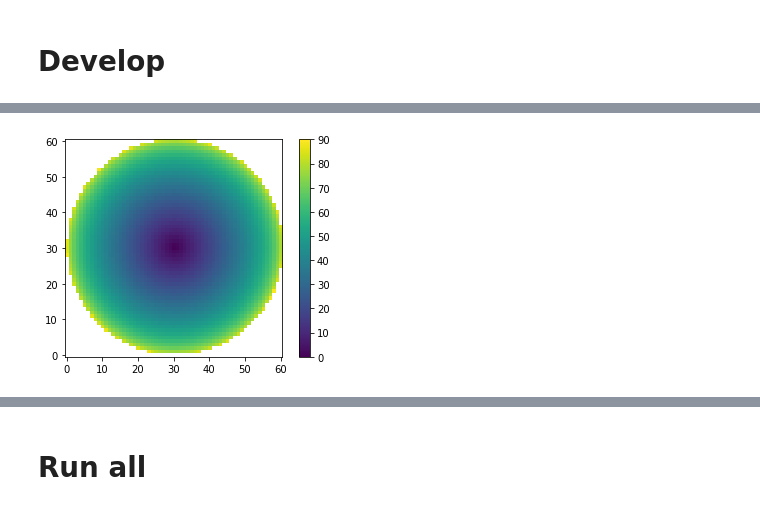
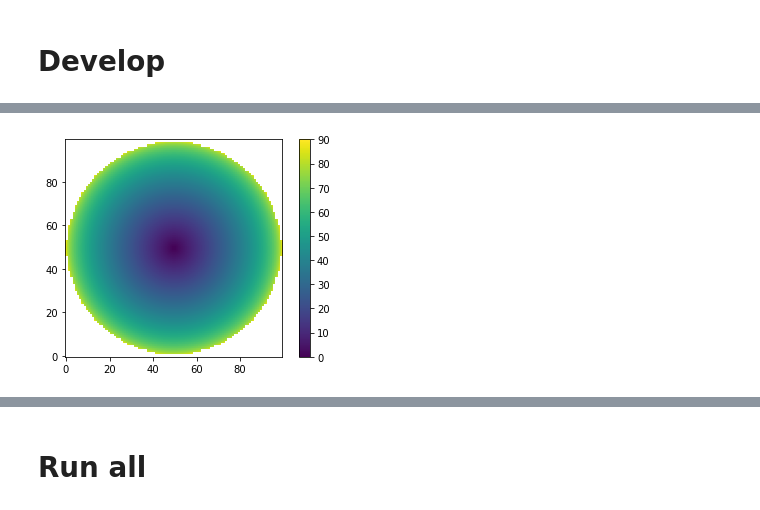
Before and after one commit to CodaP/isccp_l1g_prototype, a Jupyter notebook: notebooks/get_geometry.ipynb, the cells around one changed output, grey strips where cells are left out. Saved outputs shown, nothing was run; the diff lists cells and outputs as text; code cells hidden in the pictures.

```diff
--- a/notebooks/get_geometry.ipynb
+++ b/notebooks/get_geometry.ipynb
@@ -29,5 +29,6 @@ import warnings
 # Develop
 # %%
 f = 'l1b/g16/20200925T1800/01/OR_ABI-L1b-RadF-M6C01_G16_s20202691800201_e20202691809509_c20202691809570.nc'
+f = 'l1b/2020/202001/20200101/20200101T0000/g16/temp_11_00um/OR_ABI-L1b-RadF-M6C14_G16_s20200010000216_e20200010009524_c20200010010004.nc'
 # %%
 area = make_index.get_area([f])
@@ -84,7 +67,7 @@ sat_ang = np.rad2deg(spherical_angle_add(x, y))
 # %%
 sat_zen = sat_ang + star_zen
 # %%
-# imshow(sat_zen, origin='lower', vmin=0, vmax=90)
-# colorbar();
+imshow(sat_zen, origin='lower', vmin=0, vmax=90)
+colorbar();
 # %% [output]
-[figure, old version]
+[figure, new version]
```
Also changed, not shown: parts of 11 cells of this notebook, 6 other files.
